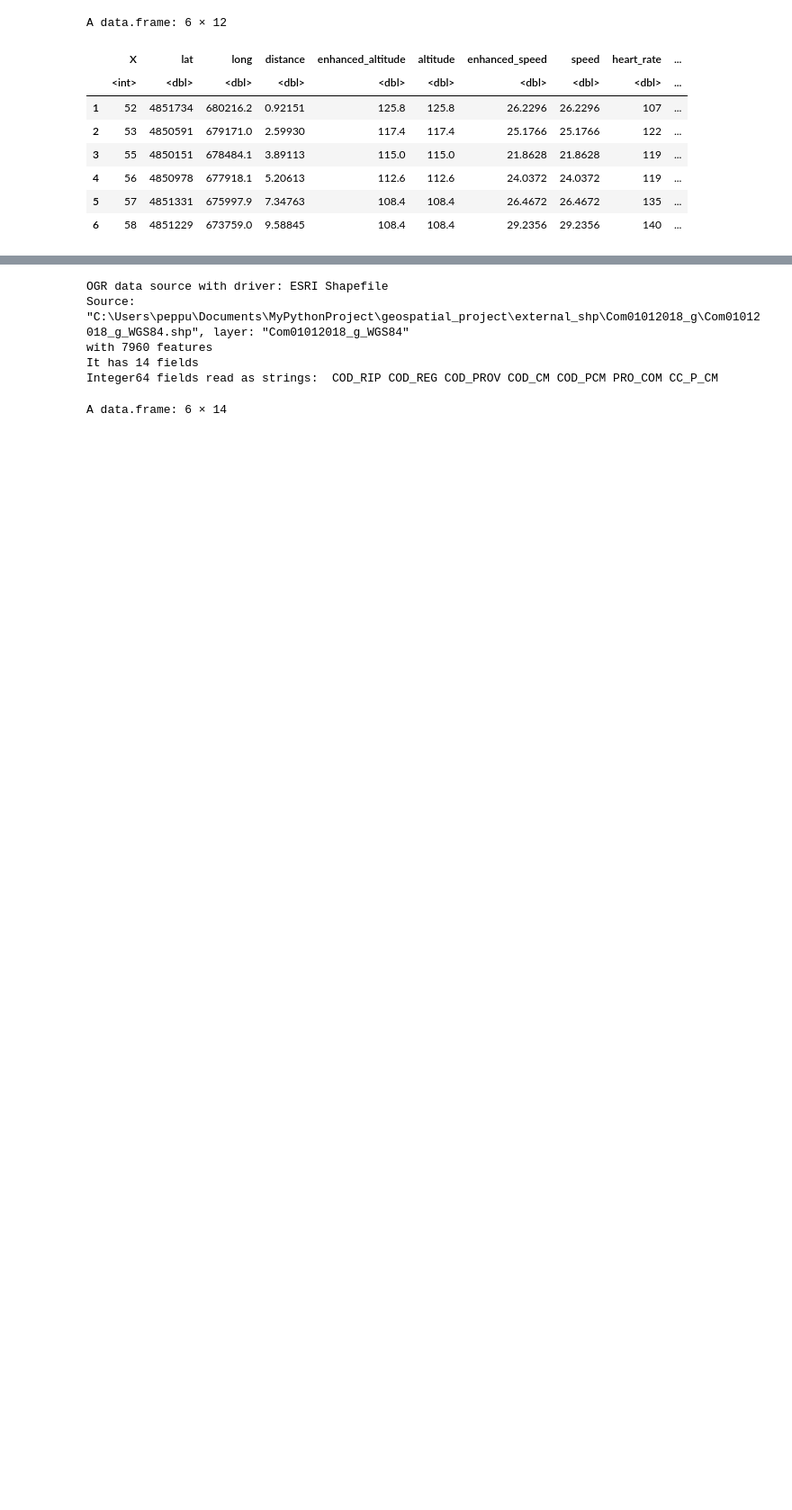
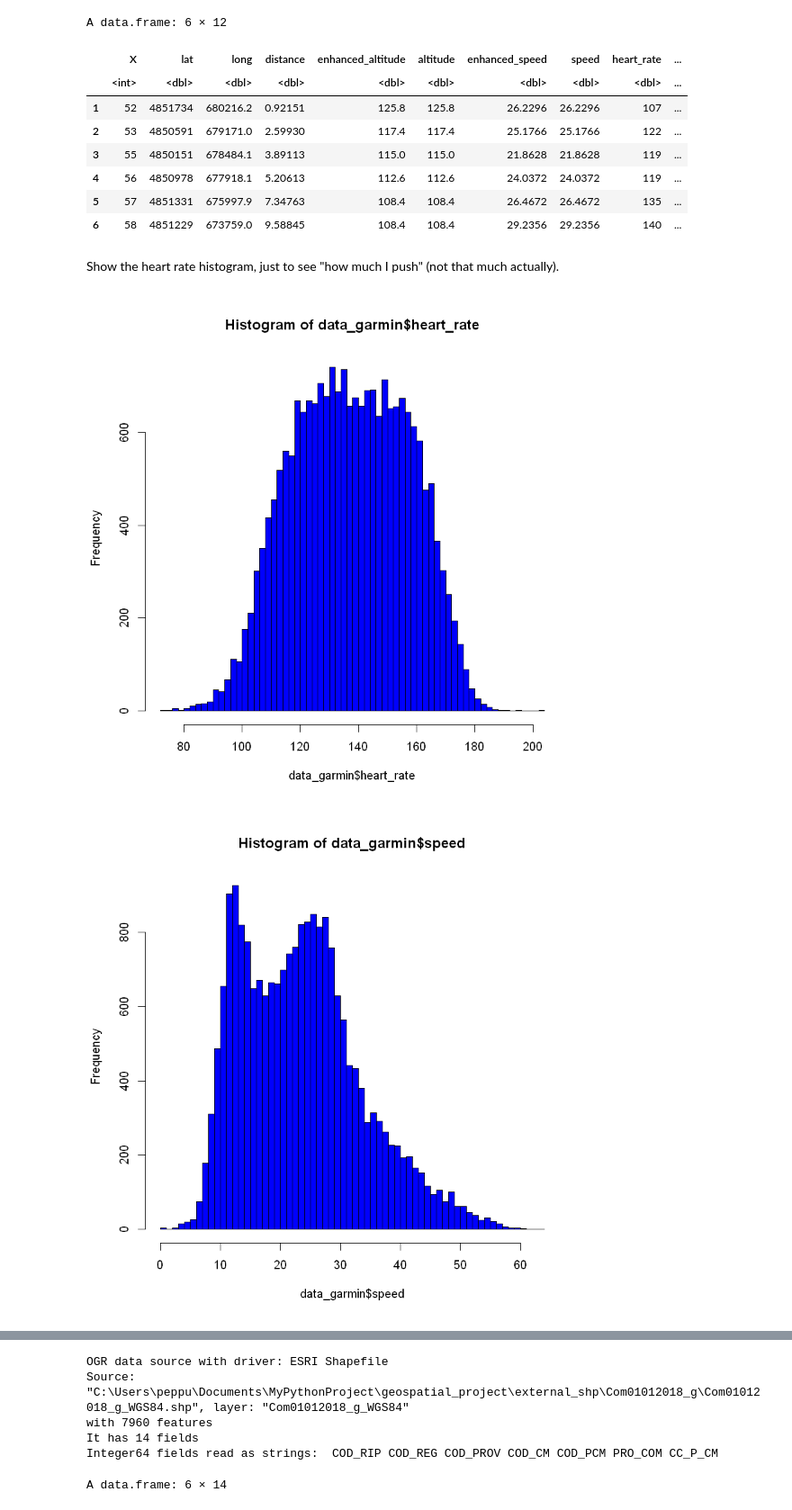
Before and after one commit to peppusnight/geospatial_project, a Jupyter notebook: point_process_analysis.ipynb, the cells around one changed output, grey strips where cells are left out. Shown: that part at 90% size. Cells and saved outputs as stored; diff of their text form; code cells hidden in the pictures; blank space fills up the shorter version.

```diff
--- a/point_process_analysis.ipynb
+++ b/point_process_analysis.ipynb
@@ -60,3 +44,13 @@ A data.frame: 6 × 12
 | 4 | 56 | 4850978 | 677918.1 | 5.20613 | 112.6 | 112.6 | 24.0372 | 24.0372 | 119 | ... |
 | 5 | 57 | 4851331 | 675997.9 | 7.34763 | 108.4 | 108.4 | 26.4672 | 26.4672 | 135 | ... |
 | 6 | 58 | 4851229 | 673759.0 | 9.58845 | 108.4 | 108.4 | 29.2356 | 29.2356 | 140 | ... |
+# %% [markdown]
+Show the heart rate histogram, just to see "how much I push" (not that much actually).
+# %%
+options(jupyter.plot_scale=1)
+hist(data_garmin$heart_rate, col='blue', breaks=50)
+hist(data_garmin$speed, col='blue', breaks=50)
+hist(data_garmin$cadence[data_garmin$cadence>30], col='blue', breaks=50)
+# %% [output]
+[figure, added]
+[figure, added]
```
Also changed, not shown: parts of 29 cells of this notebook, 9 other files.
